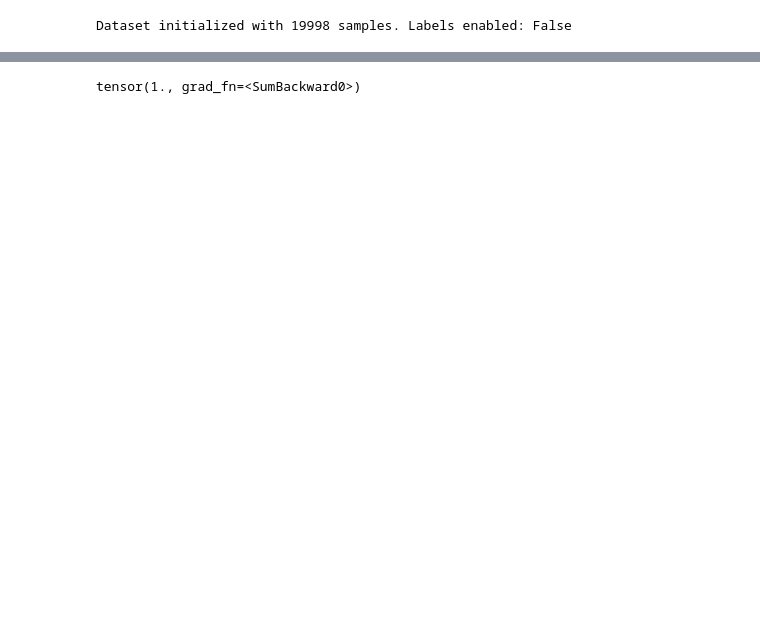
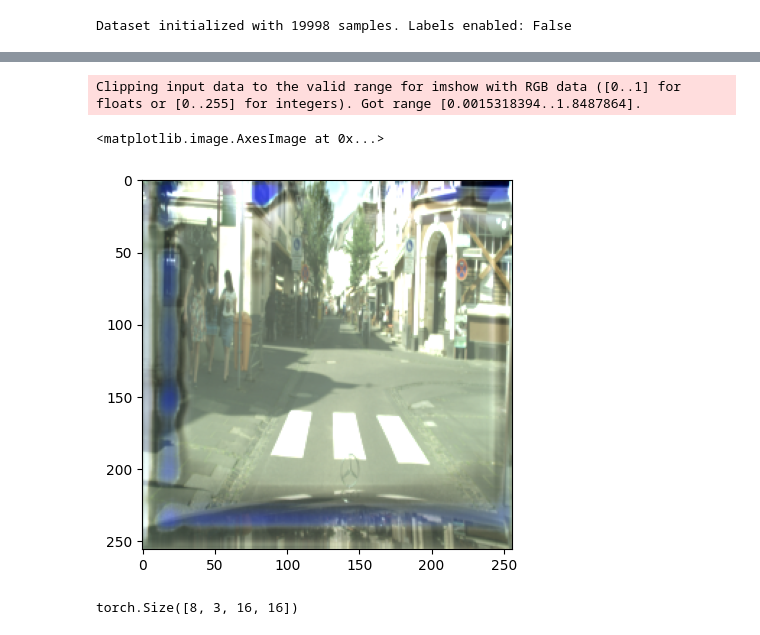
Before and after one commit to Ilias-Paralikas/Unsupervised-Learning, a Jupyter notebook: test.ipynb, the cells around one changed output, grey strips where cells are left out. Cells and saved outputs as stored; diff of their text form; code cells hidden in the pictures; blank space fills up the shorter version.

```diff
--- a/test.ipynb
+++ b/test.ipynb
@@ -16,7 +43,16 @@ detach_list = lambda xs: [x.detach() for x in xs]
 # %%
-z_dim =512
-channels = [512,512,256,256,128,128,64]
-batch_size =8
+z_dim =config['z_dim']
+channels = config['channels']
+batch_size = config['batch_size']
+
+gen_lr = config['gen_lr']
+disc_lr = config['dis_lr']
+
+gen_path = os.path.join(index_folder,'gen')
+disc_path = os.path.join(index_folder,'dis')
+
+samples_path = os.path.join(index_folder,'samples')
+os.makedirs(samples_path)
 # %%
 dataset = CityScapesMultiScaleDataset()
 loader = DataLoader(dataset, batch_size=batch_size, shuffle=True)
@@ -132,4 +197,58 @@ tensor([[[[ 1.0907e-02,  1.2837e-02,  1.3248e-02],
-# %%
-(scaled_weight[2] ** 2).sum()
-# %% [output]
-tensor(1., grad_fn=<SumBackward0>)
+# %%
+
+
+real_images = list_to_device(real,device)
+current_batch_size = real[0].shape[0]
+
+
+noise = torch.randn(current_batch_size, z_dim,1,1).to(device)
+fake_images = gen(noise)
+fake_images = detach_list(fake_images)
+
+disc_fake = disc(fake_images)
+
+batch_size = real_images[0].shape[0]
+device = real_images[0].device
+
+# 1. Create a single random interpolation weight for the batch
+alpha = torch.rand(batch_size, 1, 1, 1, device=device)
+
+
+# 2. Interpolate between real and fake at every scale
+interpolated_images = []
+for real_img, fake_img in zip(real_images, fake_images):
+    mixed = (alpha * real_img + (1 - alpha) * fake_img).requires_grad_(True)
+    interpolated_images.append(mixed)
+
+# 3. Pass the mixed images through the critic
+mixed_scores = disc(interpolated_images)
+
+# 4. Calculate the gradients of the scores w.r.t the mixed images
+gradients = torch.autograd.grad(
+    outputs=mixed_scores,
+    inputs=interpolated_images,
+    grad_outputs=torch.ones_like(mixed_scores),
+    create_graph=True,
+    retain_graph=True,
+    only_inputs=True,
+)
+
+# 5. Compute the penalty across all scales
+gradient_penalty = 0.0
+for grad in gradients:
+    # Flatten the spatial dimensions: [batch_size, channels, H, W] -> [batch_size, -1]
+    grad_flat = grad.view(batch_size, -1)
+    # Calculate L2 norm (add epsilon to prevent NaN during backprop if norm is exactly 0)
+    grad_norm = grad_flat.norm(2, dim=1) + 1e-8
+    # Penalize deviation from 1.0
+    gradient_penalty += torch.mean((grad_norm - 1.0) ** 2)
+
+plt.imshow(interpolated_images[-1][0].cpu().detach().numpy().transpose(1,2,0)+1)
+# %% [output]
+Clipping input data to the valid range for imshow with RGB data ([0..1] for floats or [0..255] for integers). Got range [0.0015318394..1.8487864].
+<matplotlib.image.AxesImage at 0x...>
+[figure, added]
+# %%
+gradients[2].shape
+# %% [output]
+torch.Size([8, 3, 16, 16])
```
Also changed, not shown: parts of 12 cells of this notebook, 4 other files.
